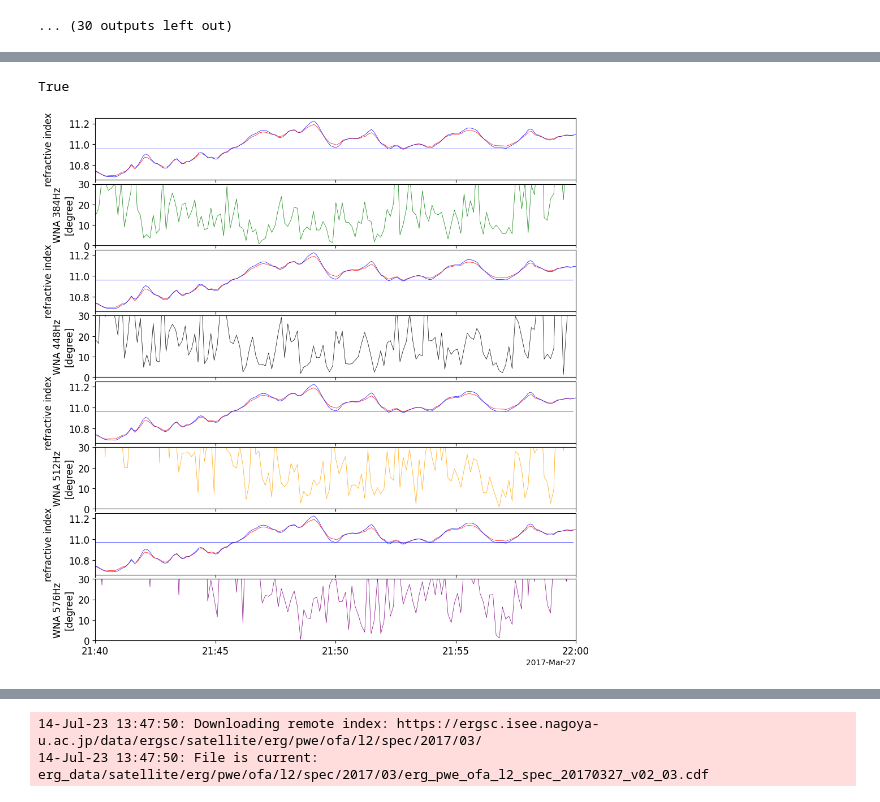
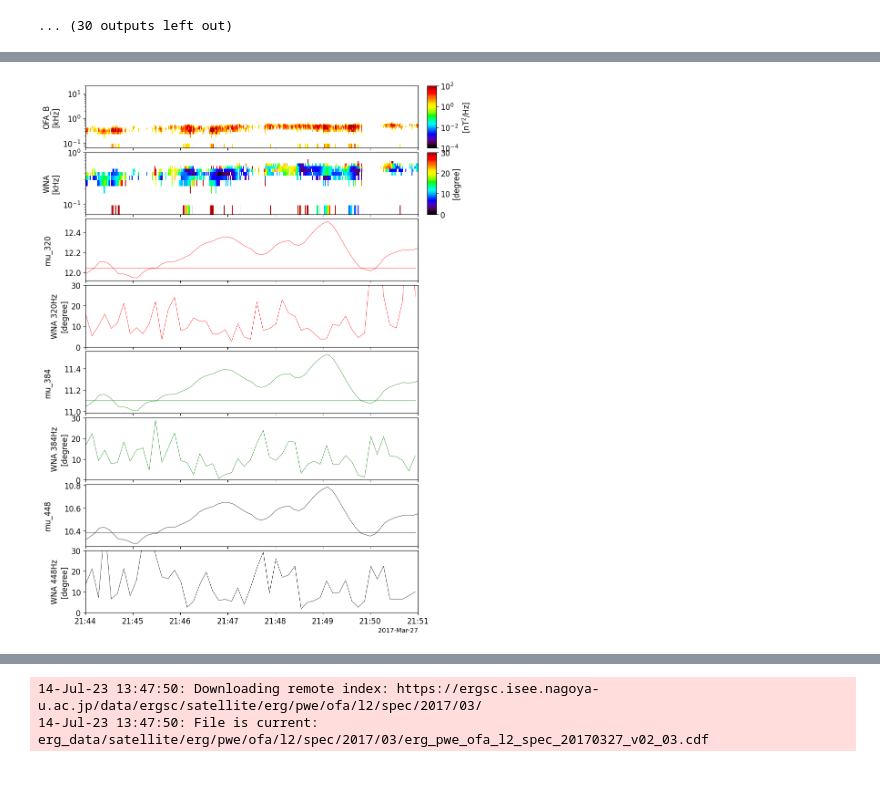
Before and after one commit to JackKTachi/duct_analysis, a Jupyter notebook: basic/density1analysis.ipynb, the cells around one changed output, grey strips where cells are left out. Cells and saved outputs as stored; diff of their text form; code cells hidden in the pictures.

```diff
--- a/basic/density1analysis.ipynb
+++ b/basic/density1analysis.ipynb
@@ -447,23 +543,26 @@ pytplot.options('line768', opt_dict={'color':'gray', 'ylog':0, 'line_style':'--'
 pytplot.options('line832', opt_dict={'color':'cyan', 'ylog':0, 'line_style':'--', 'thick':1})
 # %%
 #pytplot.store_data('mix256', data=['mu_04','line256','mu_04'])
-pytplot.store_data('mix320', data=['mu_04','line320'])
-pytplot.store_data('mix384', data=['mu_04','line384'])
-pytplot.store_data('mix448', data=['mu_04','line448'])
-pytplot.store_data('mix512', data=['mu_04','line512'])
+pytplot.store_data('mix320', data=['mu_320','line320'])
+pytplot.store_data('mix384', data=['mu_384','line384'])
+pytplot.store_data('mix448', data=['mu_448','line448'])
+""" pytplot.store_data('mix512', data=['mu_04','line512'])
 pytplot.store_data('mix576', data=['mu_04','line576'])
 pytplot.store_data('mix640', data=['mu_04','line640'])
 pytplot.store_data('mix704', data=['mu_04','line704'])
 pytplot.store_data('mix768', data=['mu_04','line768'])
-pytplot.store_data('mix832', data=['mu_04','line832'])
+pytplot.store_data('mix832', data=['mu_04','line832']) """
+
+pytplot.options('mix320', opt_dict={'color':'red'})
+pytplot.options('mix384', opt_dict={'color':'green'})
+pytplot.options('mix448', opt_dict={'color':'black'})
-# %% [output]
-True
 # %%
-pytplot.xlim('2017-03-27 21:40:00', '2017-03-27 22:00:00')
+#pytplot.xlim('2017-03-27 21:40:00', '2017-03-27 22:00:00')
+pytplot.xlim('2017-03-27 21:44:00', '2017-03-27 21:51:00')
 
-pytplot.tplot(['mix384', 'wna384', 'mix448', 'wna448', 'mix512', 'wna512', 'mix576', 'wna576'],xsize=10, ysize=12)
+pytplot.tplot(['B_mask_add','wna_mask_add','mix320', 'wna320','mix384', 'wna384', 'mix448', 'wna448'],xsize=10, ysize=15)
 # %% [output]
-[figure, old version]
+[figure, new version]
 # %%
 from pyspedas.erg import pwe_ofa
 pwe_ofa(trange=['2017-03-27', '2017-03-28'])
```
Also changed, not shown: parts of 18 cells of this notebook, 7 other files.
